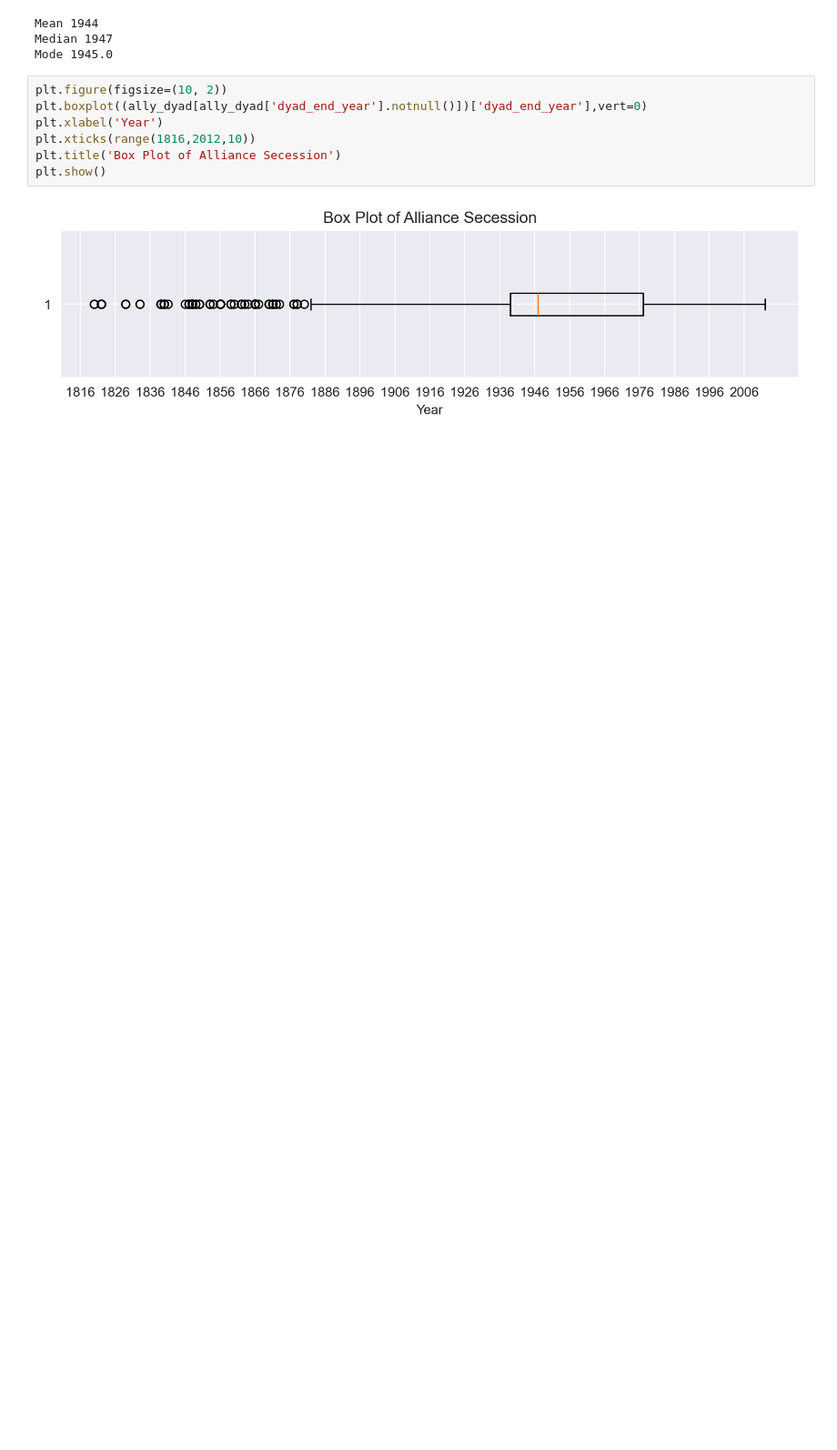
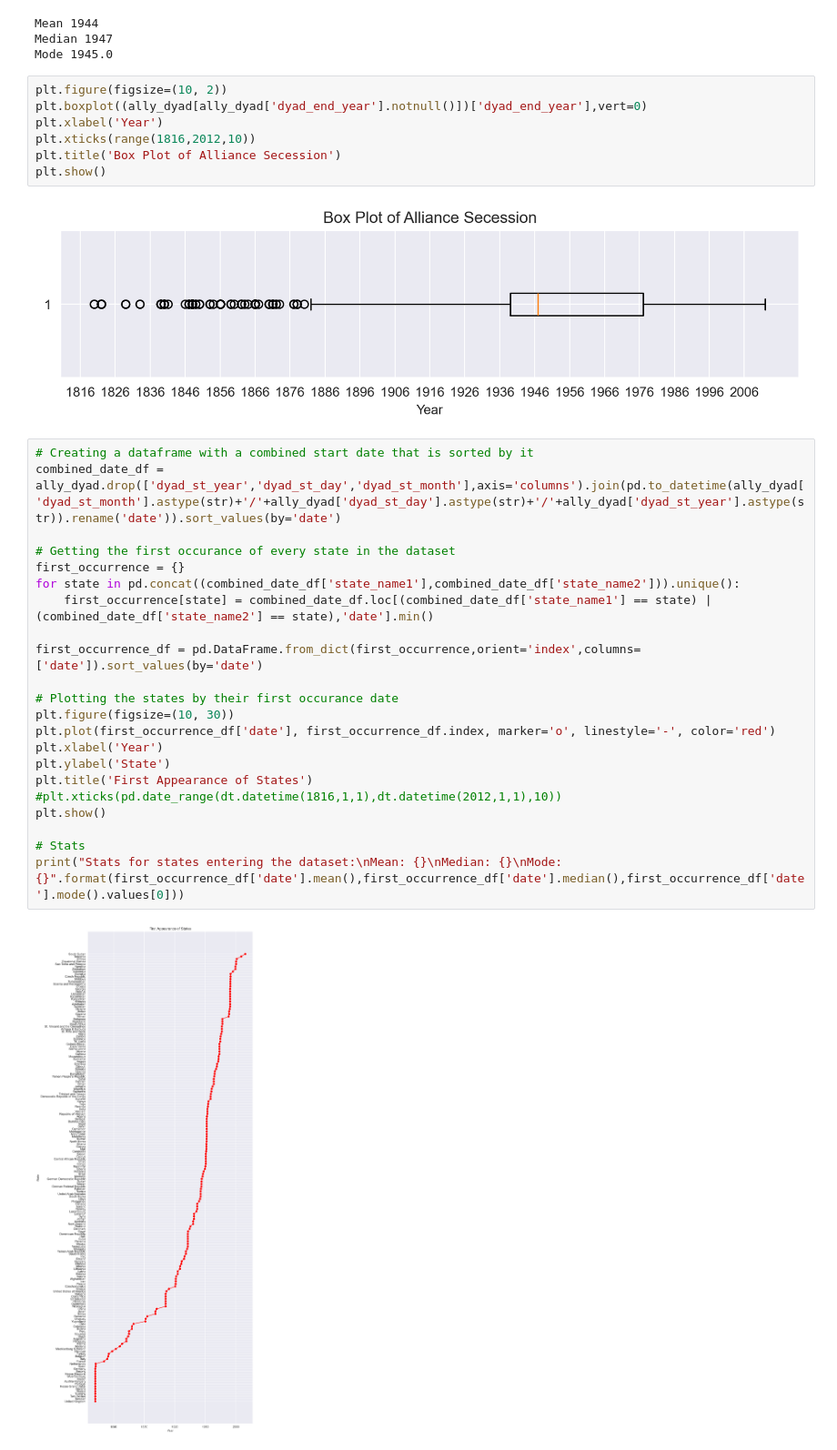
Before and after one commit to CRN91/Trade-Alliance-Network, a Jupyter notebook: alliance_dyad.ipynb, the cells around one changed output. Shown at 91% size. Cells and saved outputs as stored; diff of their text form; blank space fills up the shorter version.

Commit message:
Data Exploration more

```diff
--- a/alliance_dyad.ipynb
+++ b/alliance_dyad.ipynb
@@ -387,3 +388,27 @@ plt.title('Box Plot of Alliance Secession')
 plt.show()
 # %% [output]
 [figure]
+# %%
+# Creating a dataframe with a combined start date that is sorted by it
+combined_date_df = ally_dyad.drop(['dyad_st_year','dyad_st_day','dyad_st_month'],axis='columns').join(pd.to_datetime(ally_dyad['dyad_st_month'].astype(str)+'/'+ally_dyad['dyad_st_day'].astype(str)+'/'+ally_dyad['dyad_st_year'].astype(str)).rename('date')).sort_values(by='date')
+
+# Getting the first occurance of every state in the dataset
+first_occurrence = {}
+for state in pd.concat((combined_date_df['state_name1'],combined_date_df['state_name2'])).unique():
+    first_occurrence[state] = combined_date_df.loc[(combined_date_df['state_name1'] == state) | (combined_date_df['state_name2'] == state),'date'].min()
+
+first_occurrence_df = pd.DataFrame.from_dict(first_occurrence,orient='index',columns=['date']).sort_values(by='date')
+
+# Plotting the states by their first occurance date
+plt.figure(figsize=(10, 30))
+plt.plot(first_occurrence_df['date'], first_occurrence_df.index, marker='o', linestyle='-', color='red')
+plt.xlabel('Year')
+plt.ylabel('State')
+plt.title('First Appearance of States')
+#plt.xticks(pd.date_range(dt.datetime(1816,1,1),dt.datetime(2012,1,1),10))
+plt.show()
+
+# Stats
+print("Stats for states entering the dataset:\nMean: {}\nMedian: {}\nMode: {}".format(first_occurrence_df['date'].mean(),first_occurrence_df['date'].median(),first_occurrence_df['date'].mode().values[0]))
+# %% [output]
+[figure, added]
```
Also changed, not shown: parts of 3 cells of this notebook, 2 other files.
